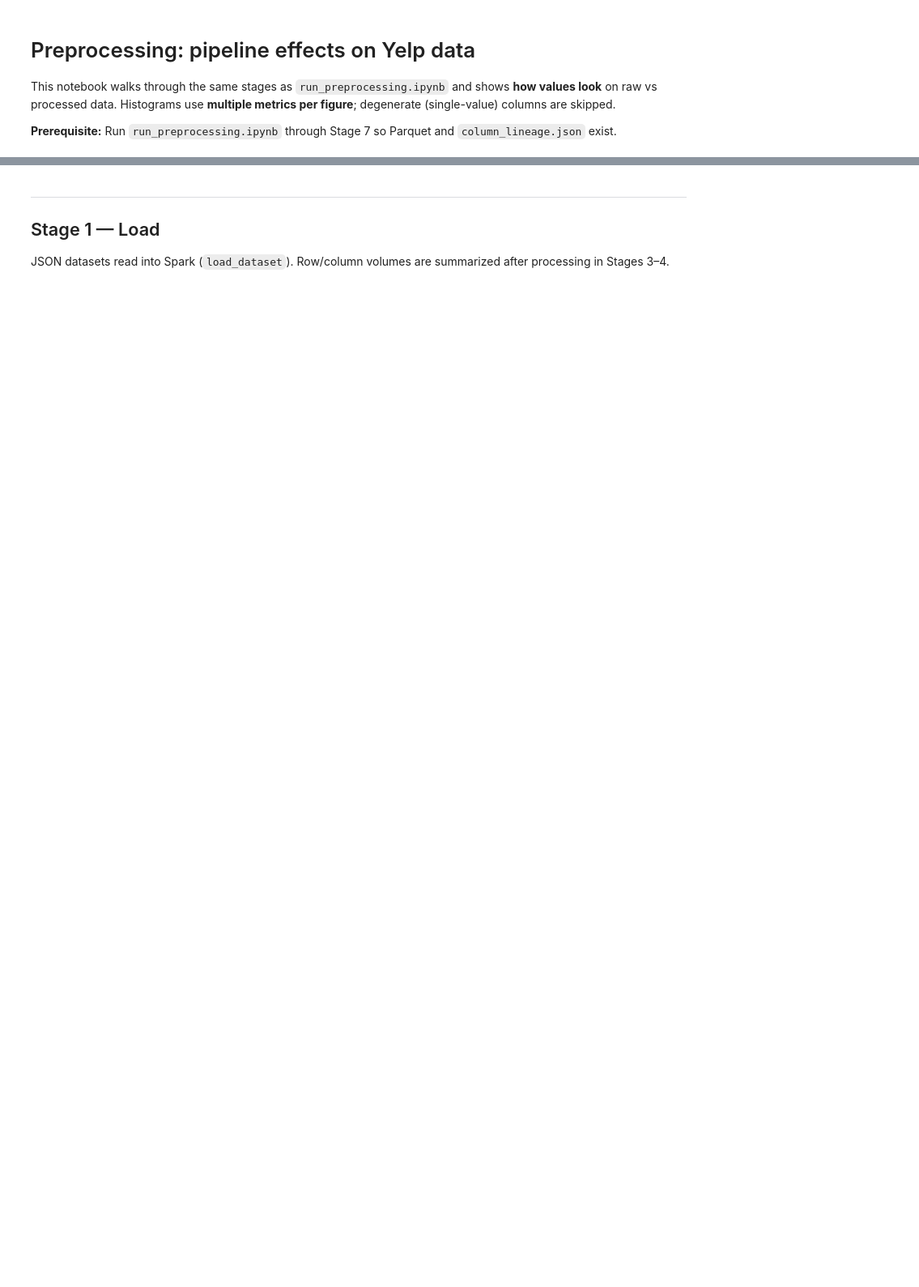
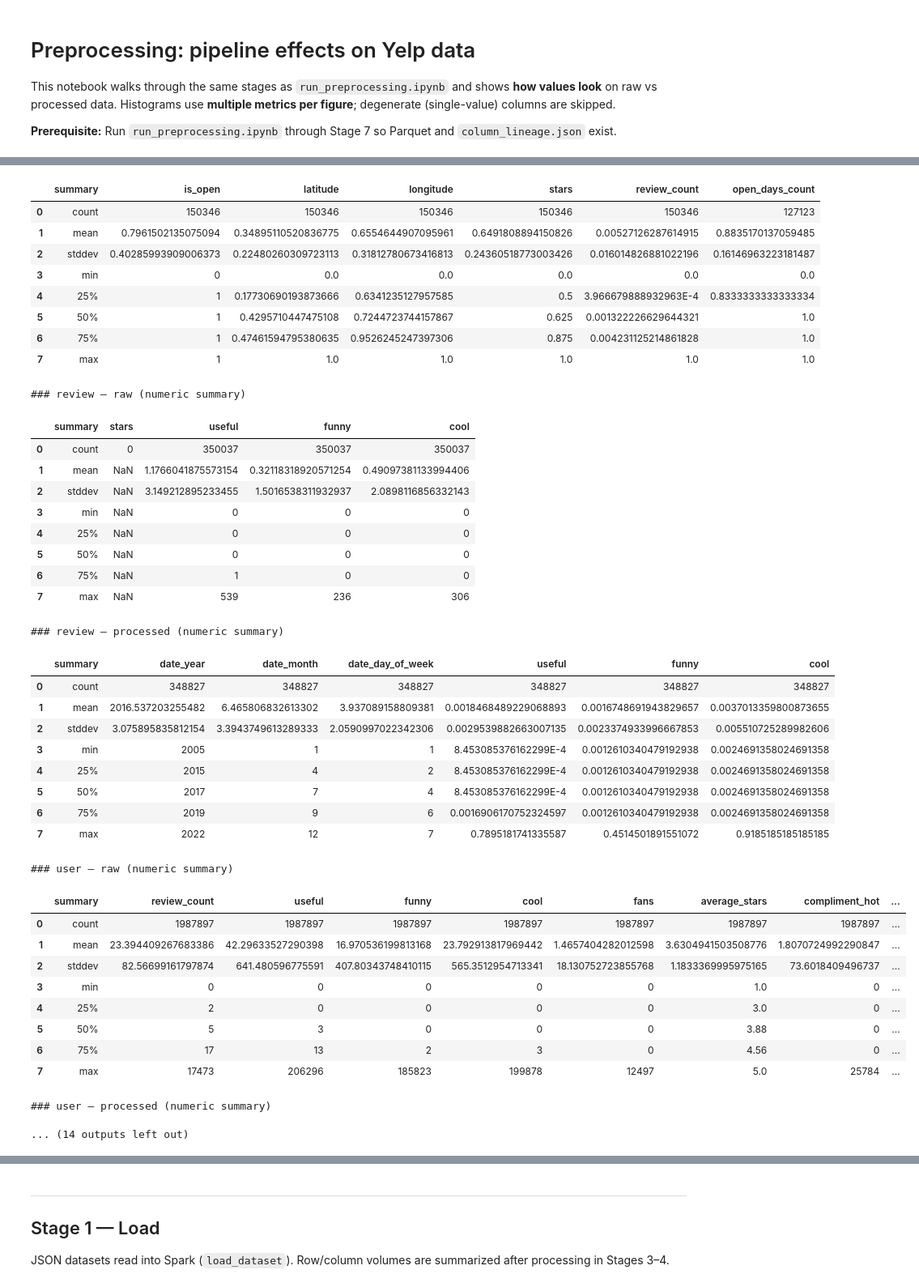
Before and after one commit to big-data-lpnu/yelp-spark-project, a Jupyter notebook: src/notebooks/preprocessing_comparison.ipynb, the cells around one changed output, grey strips where cells are left out. Shown at 81% size. Drawn from its saved outputs; the diff is of its cells as text; code cells hidden in the pictures; blank space fills up the shorter version.

```diff
--- a/src/notebooks/preprocessing_comparison.ipynb
+++ b/src/notebooks/preprocessing_comparison.ipynb
@@ -47,0 +89,12 @@ To adjust logging level use sc.setLogLevel(newLevel). For SparkR, use setLogLeve
+# %%
+NUMERIC_SAMPLE = 0.05  # review only; other tables use full data
+TABLE_ORDER = ["business", "review", "user", "checkin", "tip", "photo"]
+for name in TABLE_ORDER:
+    if name not in raw or name not in processed:
+        continue
+    sf = NUMERIC_SAMPLE if name == "review" else None
+    print(f"\n### {name} — raw (numeric summary)")
+    display(numeric_describe(raw[name], sample_fraction=sf))
+    print(f"### {name} — processed (numeric summary)")
+    display(numeric_describe(processed[name], sample_fraction=sf))
+# %% [output]
@@ -47,0 +113,41 @@ To adjust logging level use sc.setLogLevel(newLevel). For SparkR, use setLogLeve
+|  | summary | is_open | latitude | longitude | stars | review_count | open_days_count |
+| 0 | count | 150346 | 150346 | 150346 | 150346 | 150346 | 127123 |
+| 1 | mean | 0.7961502135075094 | 0.34895110520836775 | 0.6554644907095961 | 0.6491808894150826 | 0.00527126287614915 | 0.8835170137059485 |
+| 2 | stddev | 0.40285993909006373 | 0.22480260309723113 | 0.31812780673416813 | 0.24360518773003426 | 0.016014826881022196 | 0.16146963223181487 |
+| 3 | min | 0 | 0.0 | 0.0 | 0.0 | 0.0 | 0.0 |
+| 4 | 25% | 1 | 0.17730690193873666 | 0.6341235127957585 | 0.5 | 3.966679888932963E-4 | 0.8333333333333334 |
+| 5 | 50% | 1 | 0.4295710447475108 | 0.7244723744157867 | 0.625 | 0.001322226629644321 | 1.0 |
+| 6 | 75% | 1 | 0.47461594795380635 | 0.9526245247397306 | 0.875 | 0.004231125214861828 | 1.0 |
+| 7 | max | 1 | 1.0 | 1.0 | 1.0 | 1.0 | 1.0 |
+### review — raw (numeric summary)
+|  | summary | stars | useful | funny | cool |
+| 0 | count | 0 | 350037 | 350037 | 350037 |
+| 1 | mean | NaN | 1.1766041875573154 | 0.32118318920571254 | 0.49097381133994406 |
+| 2 | stddev | NaN | 3.149212895233455 | 1.5016538311932937 | 2.0898116856332143 |
+| 3 | min | NaN | 0 | 0 | 0 |
+| 4 | 25% | NaN | 0 | 0 | 0 |
+| 5 | 50% | NaN | 0 | 0 | 0 |
+| 6 | 75% | NaN | 1 | 0 | 0 |
+| 7 | max | NaN | 539 | 236 | 306 |
+### review — processed (numeric summary)
+|  | summary | date_year | date_month | date_day_of_week | useful | funny | cool |
+| 0 | count | 348827 | 348827 | 348827 | 348827 | 348827 | 348827 |
+| 1 | mean | 2016.537203255482 | 6.465806832613302 | 3.937089158809381 | 0.0018468489229068893 | 0.0016748691943829657 | 0.0037013359800873655 |
+| 2 | stddev | 3.075895835812154 | 3.3943749613289333 | 2.0590997022342306 | 0.0029539882663007135 | 0.0023374933996667853 | 0.005510725289982606 |
+| 3 | min | 2005 | 1 | 1 | 8.453085376162299E-4 | 0.0012610340479192938 | 0.0024691358024691358 |
+| 4 | 25% | 2015 | 4 | 2 | 8.453085376162299E-4 | 0.0012610340479192938 | 0.0024691358024691358 |
+| 5 | 50% | 2017 | 7 | 4 | 8.453085376162299E-4 | 0.0012610340479192938 | 0.0024691358024691358 |
+| 6 | 75% | 2019 | 9 | 6 | 0.0016906170752324597 | 0.0012610340479192938 | 0.0024691358024691358 |
+| 7 | max | 2022 | 12 | 7 | 0.7895181741335587 | 0.4514501891551072 | 0.9185185185185185 |
+### user — raw (numeric summary)
+|  | summary | review_count | useful | funny | cool | fans | average_stars | compliment_hot | ... |
+| 0 | count | 1987897 | 1987897 | 1987897 | 1987897 | 1987897 | 1987897 | 1987897 | ... |
+| 1 | mean | 23.394409267683386 | 42.29633527290398 | 16.970536199813168 | 23.792913817969442 | 1.4657404282012598 | 3.6304941503508776 | 1.8070724992290847 | ... |
+| 2 | stddev | 82.56699161797874 | 641.480596775591 | 407.80343748410115 | 565.3512954713341 | 18.130752723855768 | 1.1833369995975165 | 73.6018409496737 | ... |
+| 3 | min | 0 | 0 | 0 | 0 | 0 | 1.0 | 0 | ... |
+| 4 | 25% | 2 | 0 | 0 | 0 | 0 | 3.0 | 0 | ... |
+| 5 | 50% | 5 | 3 | 0 | 0 | 0 | 3.88 | 0 | ... |
+| 6 | 75% | 17 | 13 | 2 | 3 | 0 | 4.56 | 0 | ... |
+| 7 | max | 17473 | 206296 | 185823 | 199878 | 12497 | 5.0 | 25784 | ... |
+### user — processed (numeric summary)
+... (14 outputs left out)
```
Also changed, not shown: parts of 21 cells of this notebook, 7 other files.
